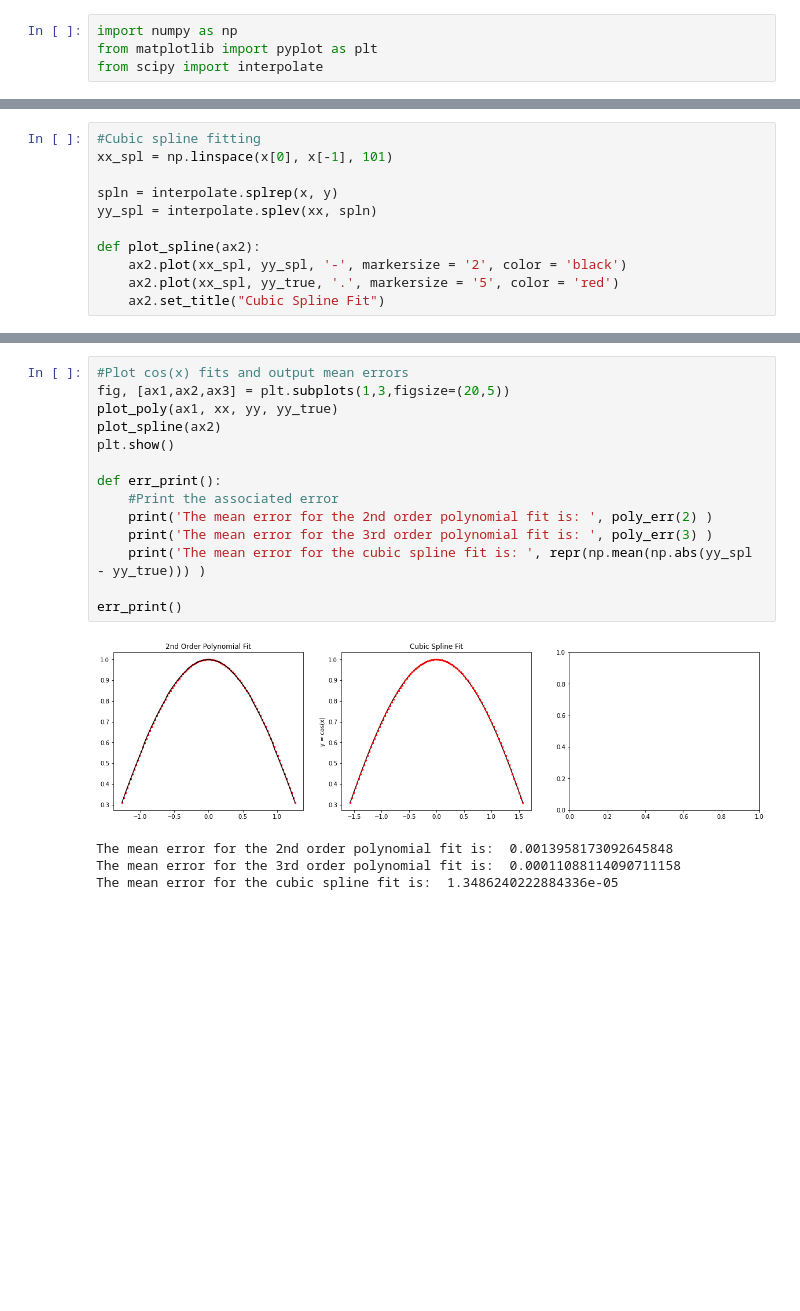
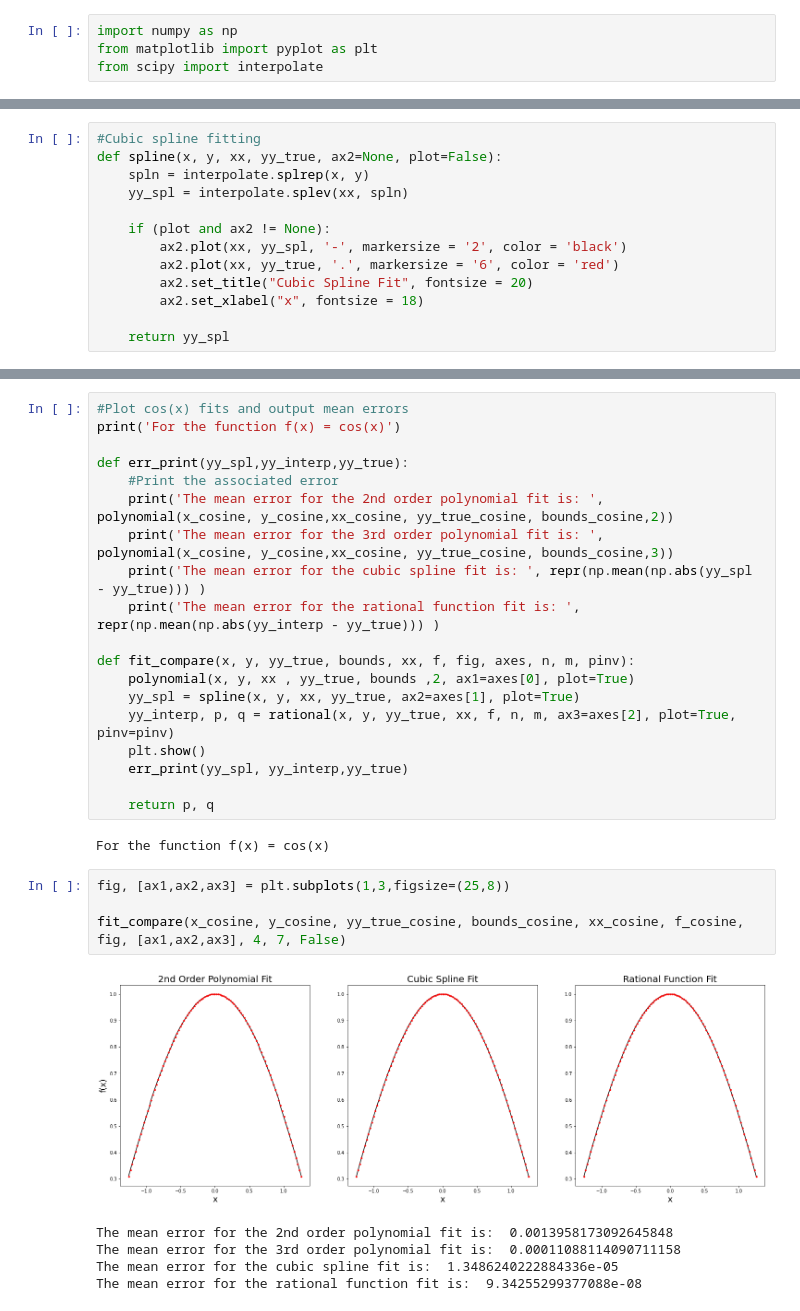
Before and after one commit to megancvitan/PHYS512-Computational-Physics, a Jupyter notebook: assignment_1/question_3.ipynb, the cells around one changed output, grey strips where cells are left out. Saved outputs shown, nothing was run; the diff lists cells and outputs as text; blank space fills up the shorter version.

```diff
--- a/assignment_1/question_3.ipynb
+++ b/assignment_1/question_3.ipynb
@@ -40,11 +45,13 @@ yy = poly(2)
 # %%
 #Cubic spline fitting
-xx_spl = np.linspace(x[0], x[-1], 101)
+def spline(x, y, xx, yy_true, ax2=None, plot=False):
+    spln = interpolate.splrep(x, y)
+    yy_spl = interpolate.splev(xx, spln)
 
-spln = interpolate.splrep(x, y)
-yy_spl = interpolate.splev(xx, spln)
+    if (plot and ax2 != None):
+        ax2.plot(xx, yy_spl, '-', markersize = '2', color = 'black')
+        ax2.plot(xx, yy_true, '.', markersize = '6', color = 'red')
+        ax2.set_title("Cubic Spline Fit", fontsize = 20)
+        ax2.set_xlabel("x", fontsize = 18)
 
-def plot_spline(ax2):
-    ax2.plot(xx_spl, yy_spl, '-', markersize = '2', color = 'black')
-    ax2.plot(xx_spl, yy_true, '.', markersize = '5', color = 'red')
-    ax2.set_title("Cubic Spline Fit")
+    return yy_spl
@@ -53,19 +109,31 @@ def plot_spline(ax2):
 # %%
 #Plot cos(x) fits and output mean errors
-fig, [ax1,ax2,ax3] = plt.subplots(1,3,figsize=(20,5))
-plot_poly(ax1, xx, yy, yy_true)
-plot_spline(ax2)
-plt.show()
+print('For the function f(x) = cos(x)')
 
-def err_print():
+def err_print(yy_spl,yy_interp,yy_true):
     #Print the associated error
-    print('The mean error for the 2nd order polynomial fit is: ', poly_err(2) )
-    print('The mean error for the 3rd order polynomial fit is: ', poly_err(3) )
+    print('The mean error for the 2nd order polynomial fit is: ', polynomial(x_cosine, y_cosine,xx_cosine, yy_true_cosine, bounds_cosine,2))
+    print('The mean error for the 3rd order polynomial fit is: ', polynomial(x_cosine, y_cosine,xx_cosine, yy_true_cosine, bounds_cosine,3))
     print('The mean error for the cubic spline fit is: ', repr(np.mean(np.abs(yy_spl - yy_true))) )
+    print('The mean error for the rational function fit is: ', repr(np.mean(np.abs(yy_interp - yy_true))) )
 
-err_print()
+def fit_compare(x, y, yy_true, bounds, xx, f, fig, axes, n, m, pinv):
+    polynomial(x, y, xx , yy_true, bounds ,2, ax1=axes[0], plot=True)
+    yy_spl = spline(x, y, xx, yy_true, ax2=axes[1], plot=True)
+    yy_interp, p, q = rational(x, y, yy_true, xx, f, n, m, ax3=axes[2], plot=True, pinv=pinv)
+    plt.show()
+    err_print(yy_spl, yy_interp,yy_true)
+
+    return p, q
 # %% [output]
-[figure, removed]
-The mean error for the 2nd order polynomial fit is:  0.0013958173092645848
-The mean error for the 3rd order polynomial fit is:  0.00011088114090711158
-The mean error for the cubic spline fit is:  1.3486240222884336e-05
+For the function f(x) = cos(x)
+# %%
+fig, [ax1,ax2,ax3] = plt.subplots(1,3,figsize=(25,8))
+
+fit_compare(x_cosine, y_cosine, yy_true_cosine, bounds_cosine, xx_cosine, f_cosine, fig, [ax1,ax2,ax3], 4, 7, False)
+# %% [output]
+[figure, added]
+The mean error for the 2nd order polynomial fit is:  0.0013958173092645848
+The mean error for the 3rd order polynomial fit is:  0.00011088114090711158
+The mean error for the cubic spline fit is:  1.3486240222884336e-05
+The mean error for the rational function fit is:  9.34255299377088e-08
```
Also changed, not shown: parts of 14 cells of this notebook.
